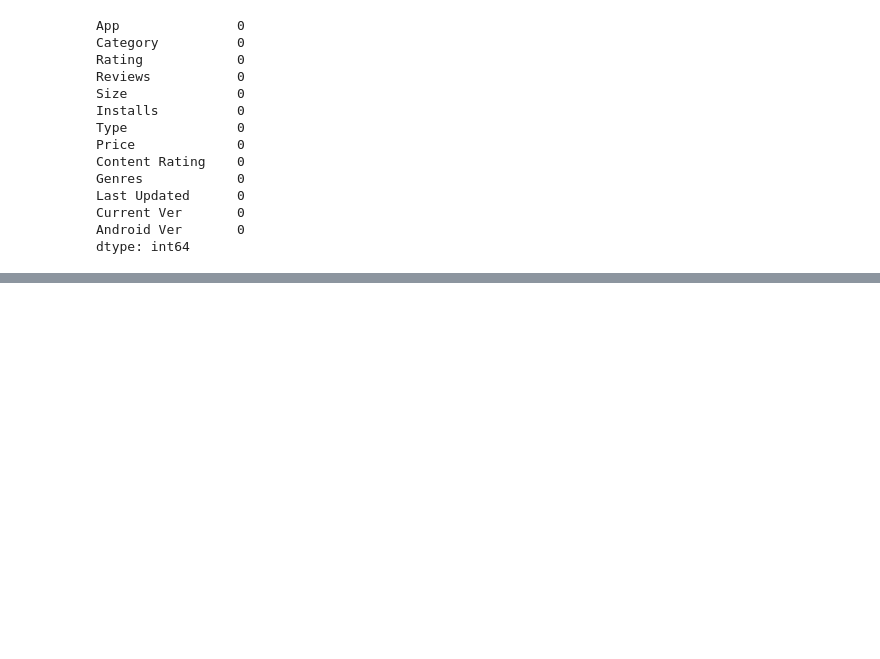
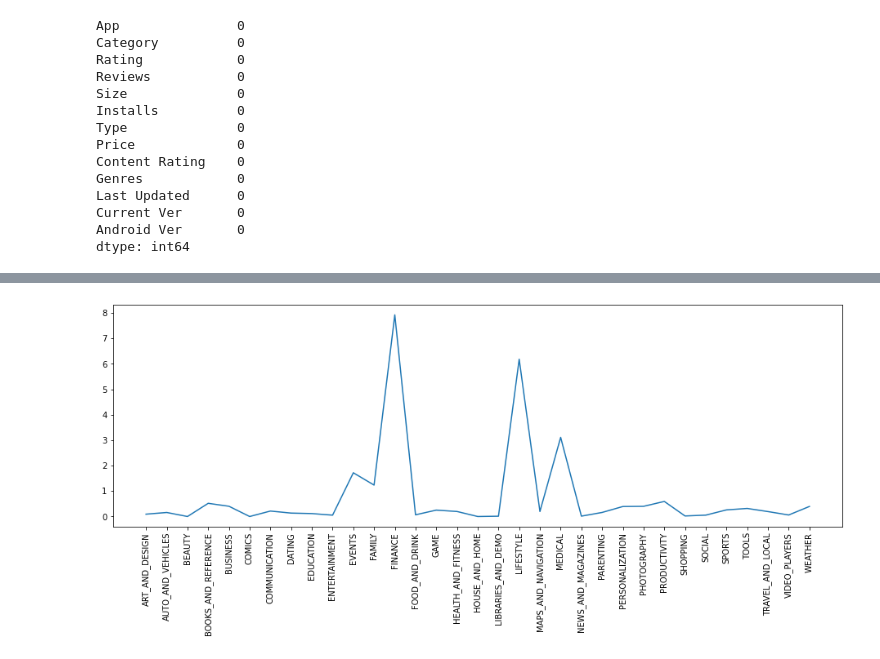
Before and after one commit to YashasaveeKesarwani99/Exploratory-data-analysis, a Jupyter notebook: googlePlaystoreRatings.ipynb, the cells around one changed output, grey strips where cells are left out. Cells and saved outputs as stored; diff of their text form; code cells hidden in the pictures; blank space fills up the shorter version.

```diff
--- a/googlePlaystoreRatings.ipynb
+++ b/googlePlaystoreRatings.ipynb
@@ -198,0 +265,7 @@ dtype: int64
+# %%
+plt.figure(figsize=(16,5))
+plt.plot(y, )
+plt.xticks(rotation=90)
+plt.show()
+# %% [output]
+[figure, added]
```
Also changed, not shown: parts of 9 cells of this notebook.
